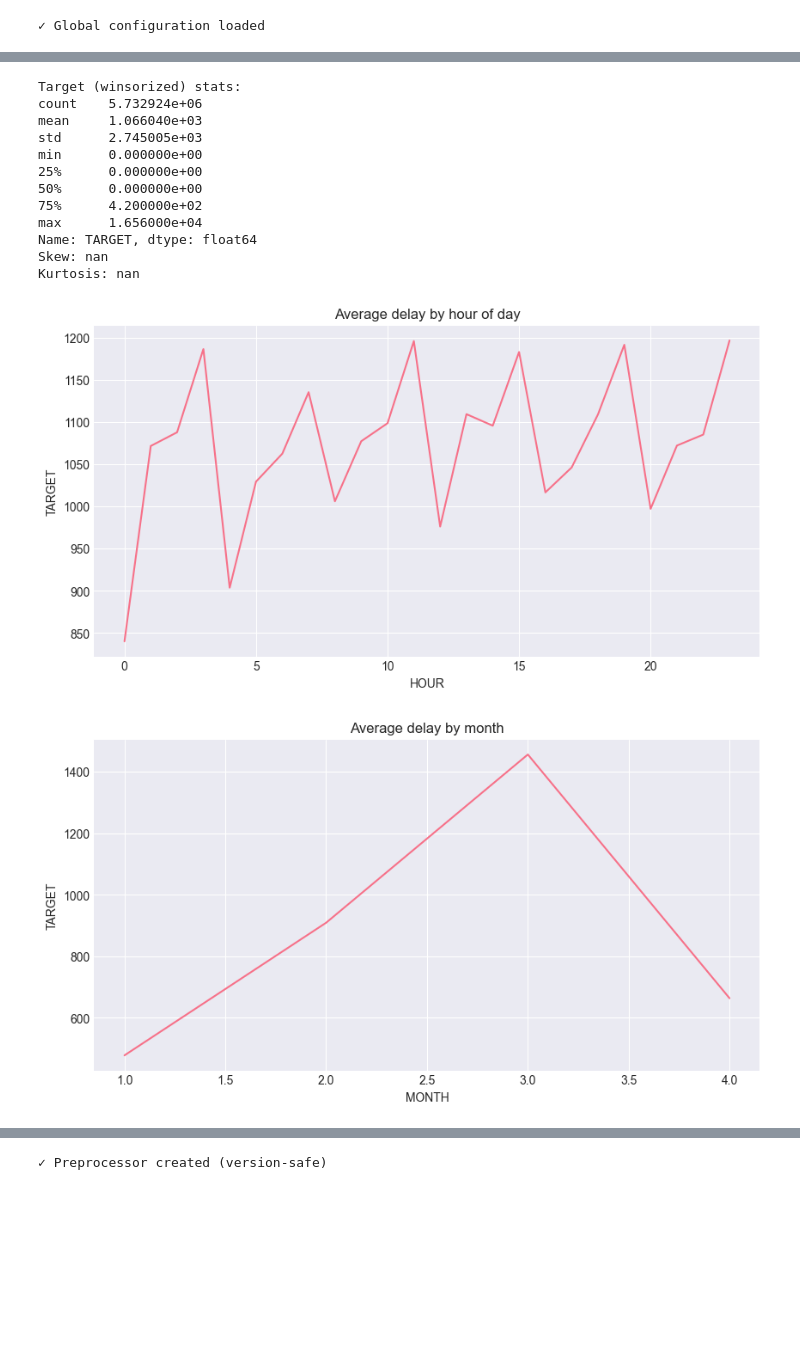
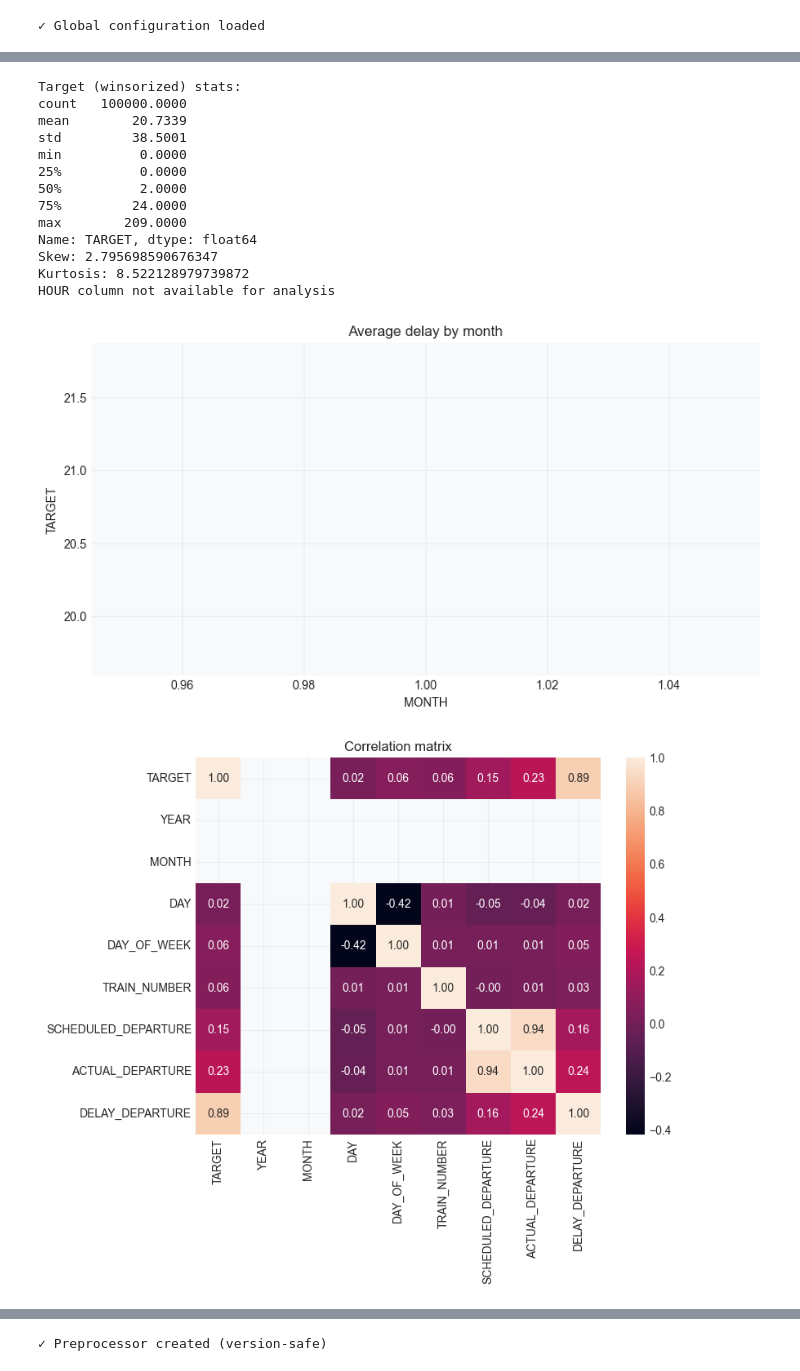
Before and after one commit to AnDB-Master-MSEinAI-Resource/railway-delay, a Jupyter notebook: notebooks/regression_pipeline_rmse.ipynb, the cells around one changed output, grey strips where cells are left out. Drawn from its saved outputs; the diff is of its cells as text; code cells hidden in the pictures; blank space fills up the shorter version.

```diff
--- a/notebooks/regression_pipeline_rmse.ipynb
+++ b/notebooks/regression_pipeline_rmse.ipynb
@@ -2635,21 +2825,21 @@ Winsorization cap: 16560.0. Rows clipped: 57041
 
 ## Section 6: Target Transformation (Log1p) & Inverse Transform
 
-train_df['TARGET_LOG1P'] = np.log1p(train_df['TARGET'])
+df['TARGET_LOG1P'] = np.log1p(df['TARGET'])
 
 # Transform functions
 inv_log1p = lambda x: np.expm1(x)
 
-print('Original target skew:', train_df['TARGET'].skew())
-print('Transformed (log1p) target skew:', train_df['TARGET_LOG1P'].skew())
+print('Original target skew:', df['TARGET'].skew())
+print('Transformed (log1p) target skew:', df['TARGET_LOG1P'].skew())
 
 # Plot distribution after transformation
 plt.figure(figsize=(12,5))
 plt.subplot(1,2,1)
-sns.histplot(train_df['TARGET'], bins=80)
+sns.histplot(df['TARGET'], bins=80)
 plt.title('Target (winsorized) distribution')
 plt.subplot(1,2,2)
-sns.histplot(train_df['TARGET_LOG1P'], bins=80)
+sns.histplot(df['TARGET_LOG1P'], bins=80)
 plt.title('Target log1p distribution')
 plt.show()
 # %% [output]
@@ -2659,58 +2849,65 @@ Transformed (log1p) target skew: 0.7670918080598979
 # %%
 # ---
 
 ## Section 7: EDA - Univariate & Multivariate
 
 # Basic descriptive statistics
 print('Target (winsorized) stats:')
-print(train_df['TARGET'].describe())
+print(df['TARGET'].describe())
 
 # Show skewness/kurtosis
 from scipy.stats import skew, kurtosis
-print('Skew:', skew(train_df['TARGET']))
-print('Kurtosis:', kurtosis(train_df['TARGET']))
+print('Skew:', skew(df['TARGET']))
+print('Kurtosis:', kurtosis(df['TARGET']))
 
-# Average delay by HOUR
-hour_grp = train_df.groupby('HOUR')['TARGET'].mean().reset_index()
-plt.figure(figsize=(10,5))
-sns.lineplot(x='HOUR', y='TARGET', data=hour_grp)
-plt.title('Average delay by hour of day')
-plt.show()
+# Average delay by HOUR (if HOUR column exists)
+if 'HOUR' in df.columns:
+    hour_grp = df.groupby('HOUR')['TARGET'].mean().reset_index()
+    plt.figure(figsize=(10,5))
+    sns.lineplot(x='HOUR', y='TARGET', data=hour_grp)
+    plt.title('Average delay by hour of day')
+    plt.show()
+else:
+    print("HOUR column not available for analysis")
 
-# Average delay by month
-month_grp = train_df.groupby('MONTH')['TARGET'].mean().reset_index()
-plt.figure(figsize=(10,5))
-sns.lineplot(x='MONTH', y='TARGET', data=month_grp)
-plt.title('Average delay by month')
-plt.show()
+# Average delay by month (if MONTH column exists)
+if 'MONTH' in df.columns:
+    month_grp = df.groupby('MONTH')['TARGET'].mean().reset_index()
+    plt.figure(figsize=(10,5))
+    sns.lineplot(x='MONTH', y='TARGET', data=month_grp)
+    plt.title('Average delay by month')
+    plt.show()
+else:
+    print("MONTH column not available for analysis")
 
 # Top 10 busiest stations by count
-if 'STATION_ID' in train_df.columns:
-    busy_stations = train_df['STATION_ID'].value_counts().nlargest(10).index
+if 'STATION_ID' in df.columns:
+    busy_stations = df['STATION_ID'].value_counts().nlargest(10).index
     plt.figure(figsize=(12,6))
-    sns.boxplot(x='STATION_ID', y='TARGET', data=train_df[train_df['STATION_ID'].isin(busy_stations)])
+    sns.boxplot(x='STATION_ID', y='TARGET', data=df[df['STATION_ID'].isin(busy_stations)])
     plt.title('Delay distribution for top 10 stations')
     plt.xticks(rotation=45)
     plt.show()
 
 # Correlation matrix among selected numeric columns
 num_cols_for_corr = ['TARGET'] + [c for c in numeric_cols if c not in ['DELAY_MINUTES','TARGET','TARGET_LOG1P']][:8]
 plt.figure(figsize=(8,6))
-sns.heatmap(train_df[num_cols_for_corr].corr(), annot=True, fmt='.2f')
+sns.heatmap(df[num_cols_for_corr].corr(), annot=True, fmt='.2f')
 plt.title('Correlation matrix')
 plt.show()
 # %% [output]
 Target (winsorized) stats:
-count    5.732924e+06
-mean     1.066040e+03
-std      2.745005e+03
-min      0.000000e+00
-25%      0.000000e+00
-50%      0.000000e+00
-75%      4.200000e+02
-max      1.656000e+04
+count   100000.0000
+mean        20.7339
+std         38.5001
+min          0.0000
+25%          0.0000
+50%          2.0000
+75%         24.0000
+max        209.0000
 Name: TARGET, dtype: float64
-Skew: nan
-Kurtosis: nan
+Skew: 2.795698590676347
+Kurtosis: 8.522128979739872
+HOUR column not available for analysis
-[figure, old version]
+[figure, new version]
-[figure, old version]
+[figure, new version]
```
Also changed, not shown: parts of 57 cells of this notebook, 9 other files.
